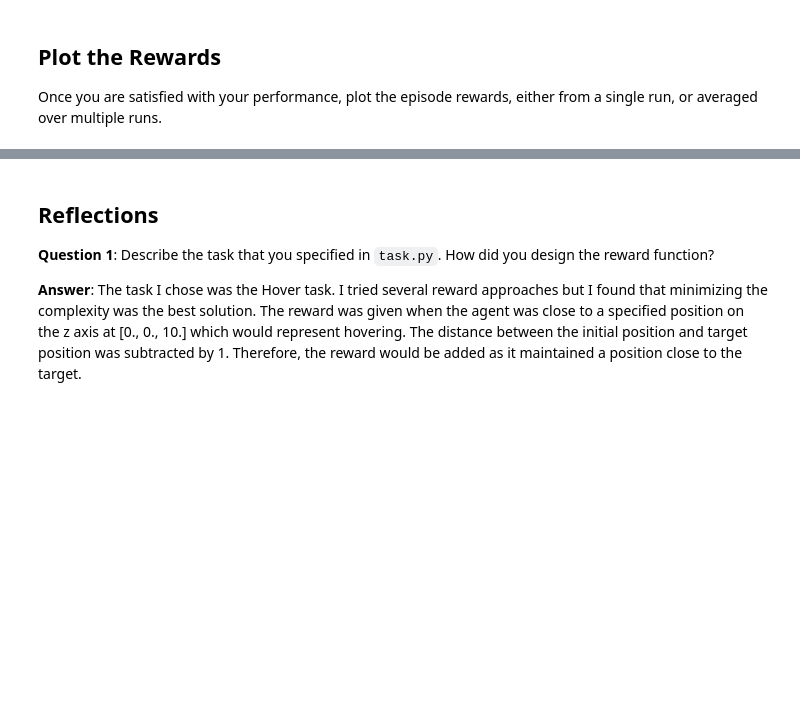
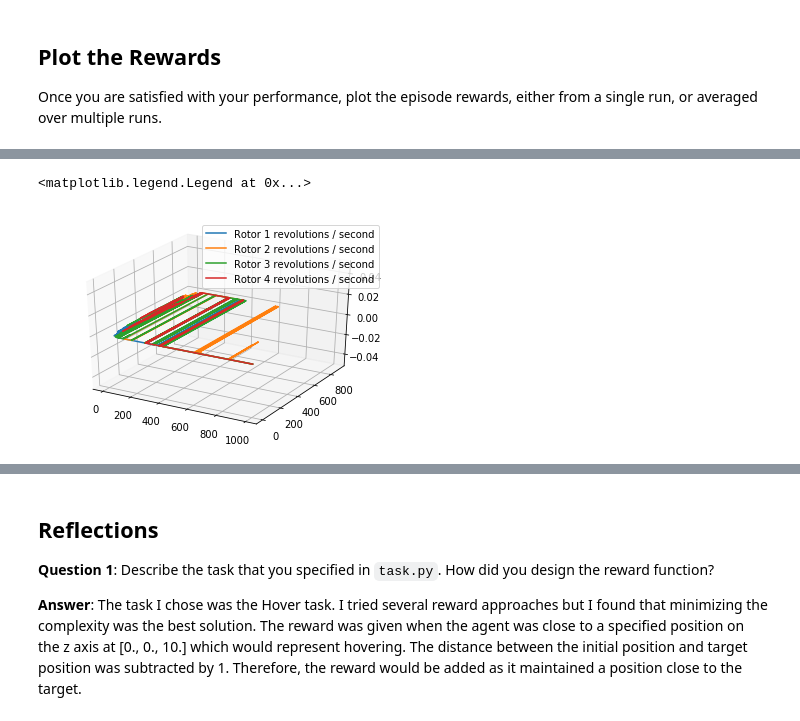
Before and after one commit to AndrewRiceMGW/RL1, a Jupyter notebook: Quadcopter_Project.ipynb, the cells around one changed output, grey strips where cells are left out. Saved outputs shown, nothing was run; the diff lists cells and outputs as text; code cells hidden in the pictures; blank space fills up the shorter version.

```diff
--- a/Quadcopter_Project.ipynb
+++ b/Quadcopter_Project.ipynb
@@ -305,0 +317,15 @@ NameError: name 'results' is not defined
+# %%
+import matplotlib.pyplot as plt
+from mpl_toolkits.mplot3d.axes3d import Axes3D
+
+%matplotlib inline
+fig = plt.figure()
+ax = fig.add_subplot(111, projection='3d')
+ax.plot3D(results['episode'], results['rotor_speed1'], label='Rotor 1 revolutions / second')
+ax.plot3D(results['episode'], results['rotor_speed2'], label='Rotor 2 revolutions / second')
+ax.plot3D(results['episode'], results['rotor_speed3'], label='Rotor 3 revolutions / second')
+ax.plot3D(results['episode'], results['rotor_speed4'], label='Rotor 4 revolutions / second')
+ax.legend()
+# %% [output]
+<matplotlib.legend.Legend at 0x...>
+[figure, added]
```
Also changed, not shown: parts of 5 cells of this notebook.
